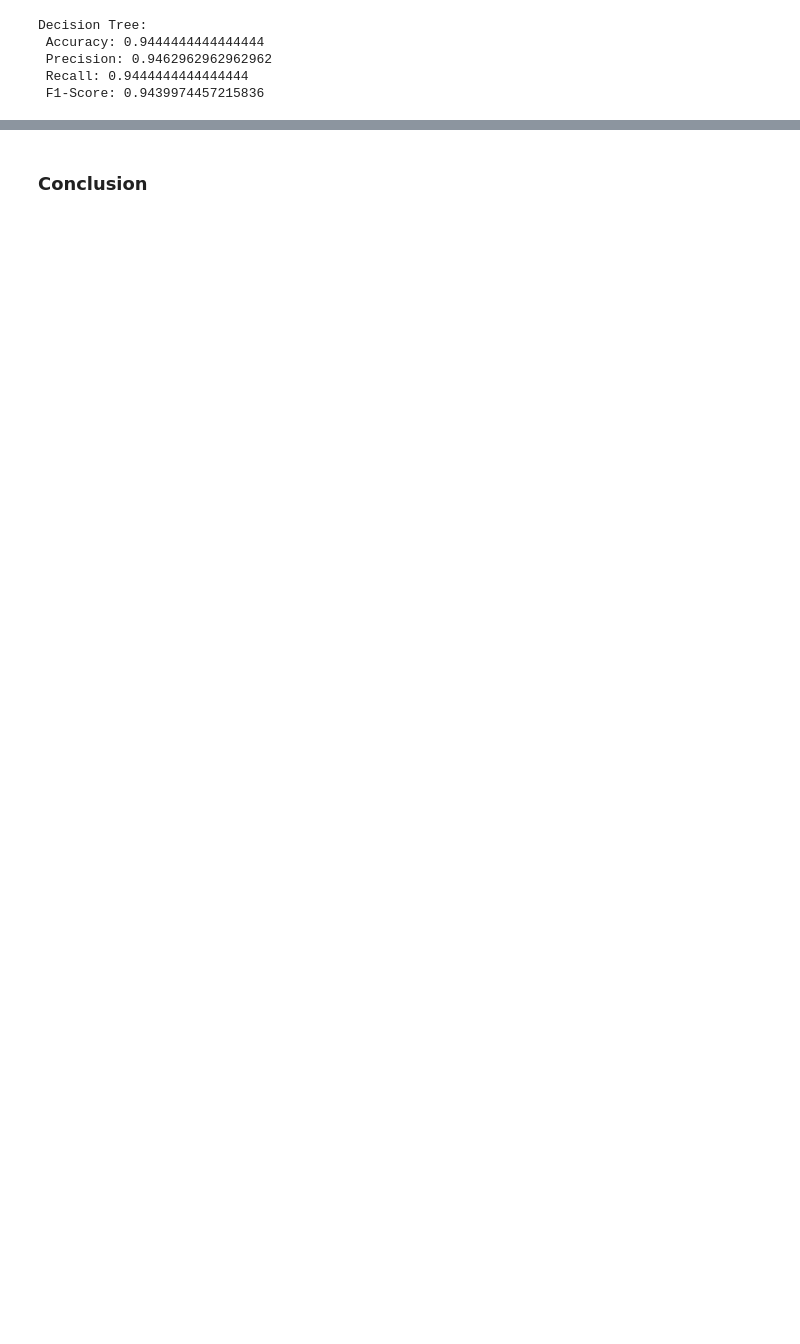
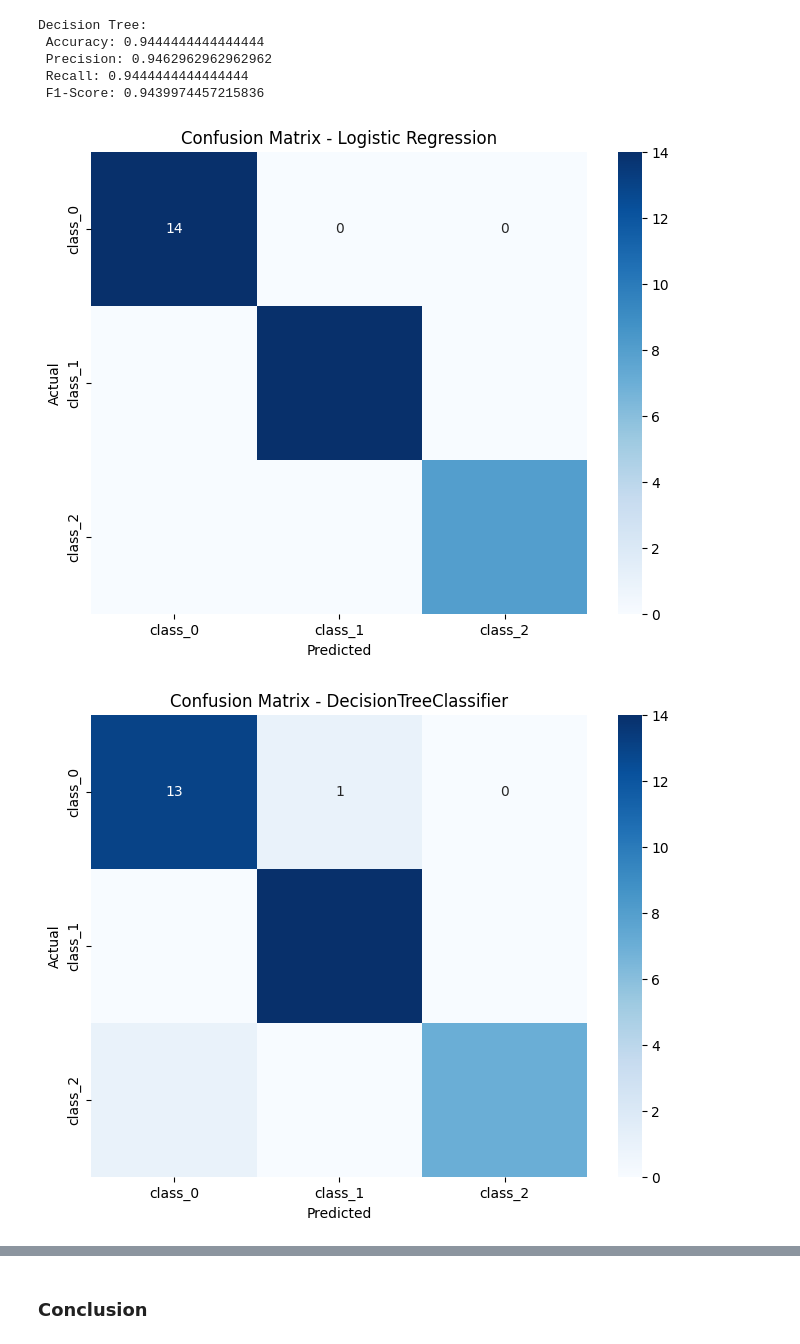
Before and after one commit to JeanQeue/CCBST, a Jupyter notebook: wine_classification.ipynb, the cells around one changed output, grey strips where cells are left out. Drawn from its saved outputs; the diff is of its cells as text; code cells hidden in the pictures; blank space fills up the shorter version.

```diff
--- a/Wine.ipynb
+++ b/wine_classification.ipynb
@@ -17,3 +26,5 @@ from sklearn.metrics import accuracy_score, precision_score, recall_score, f1_sc
 # Loading the wine dataset
 data = load_wine()
 X, y = data.data, data.target
+feature_names = data.feature_names
+target_names = data.target_names
@@ -85,3 +143,19 @@ Decision Tree:
  Precision: 0.9462962962962962
  Recall: 0.9444444444444444
  F1-Score: 0.9439974457215836
+# %%
+# Confusion Matrix
+def plot_confusion_matrix(y_test, y_pred, model_name):
+    cm = confusion_matrix(y_test, y_pred)
+    plt.figure(figsize=(8,6))
+    sns.heatmap(cm, annot=True, fmt='d', cmap='Blues', xticklabels=target_names, yticklabels=target_names)
+    plt.xlabel('Predicted')
+    plt.ylabel('Actual')
+    plt.title(f'Confusion Matrix - {model_name}')
+    plt.show()
+
+plot_confusion_matrix(y_test, y_pred_log_reg, "Logistic Regression")
+plot_confusion_matrix(y_test, y_pred_tree, "DecisionTreeClassifier")
+# %% [output]
+[figure, added]
+[figure, added]
```
Also changed, not shown: parts of 16 cells of this notebook, 1 other file.
